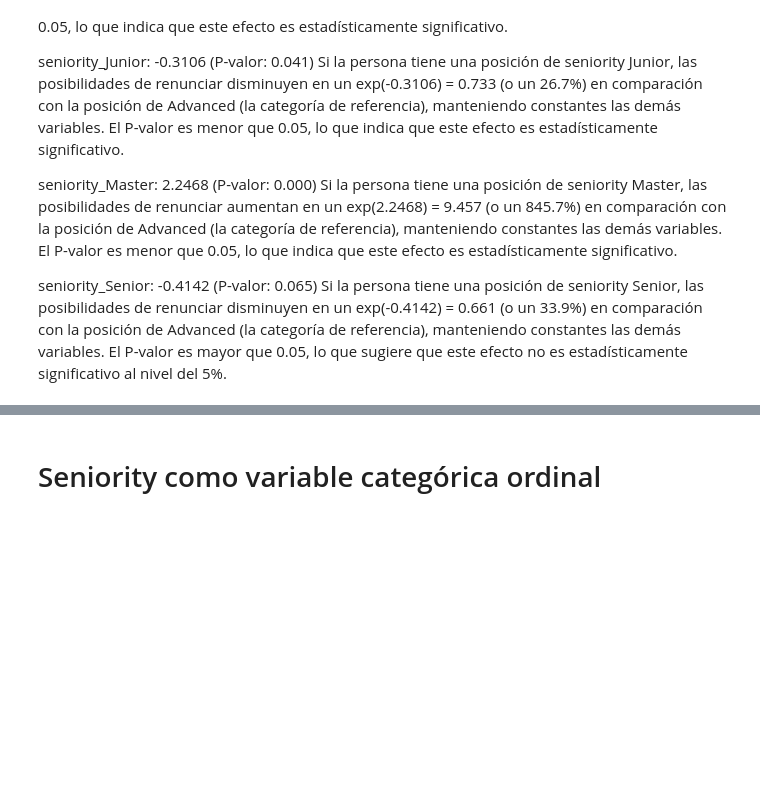
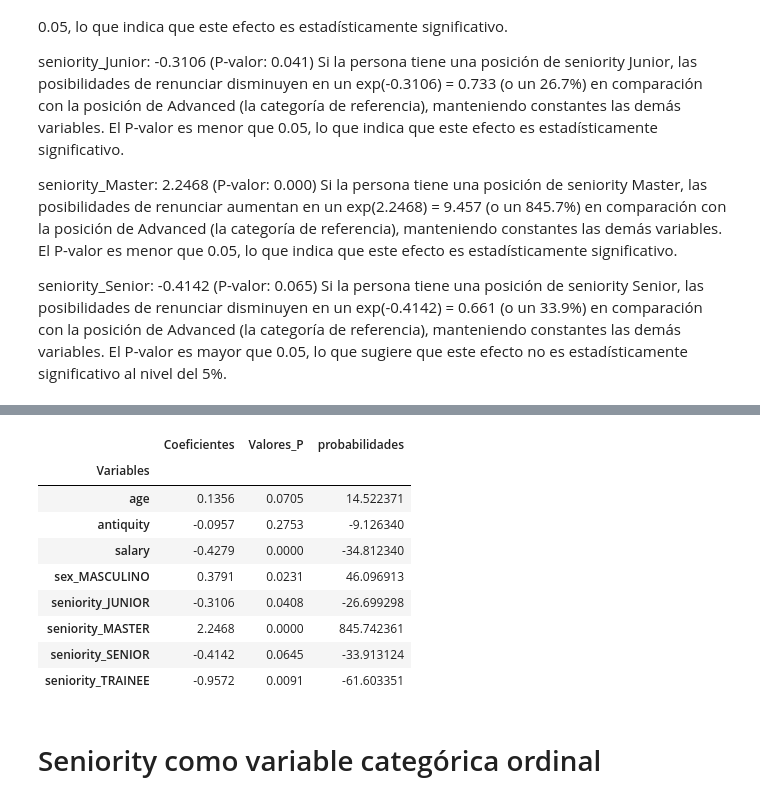
Before and after one commit to AlexanderPelaezJimenez/Pragma_mlops, a Jupyter notebook: Notebooks/model_statsmodel.ipynb, the cells around one changed output, grey strips where cells are left out. Cells and saved outputs as stored; diff of their text form; code cells hidden in the pictures; blank space fills up the shorter version.

```diff
--- a/Notebooks/model_statsmodel.ipynb
+++ b/Notebooks/model_statsmodel.ipynb
@@ -240,0 +268,2 @@ results_df
+# %%
+results_df = results_df.drop('const')
@@ -241 +283,16 @@ results_df
+# %%
+results_df['probabilidades'] = (np.exp(results_df['Coeficientes'])-1)*100
+# %%
+results_df
+# %% [output]
+|  | Coeficientes | Valores_P | probabilidades |
+| Variables |  |  |  |
+| age | 0.1356 | 0.0705 | 14.522371 |
+| antiquity | -0.0957 | 0.2753 | -9.126340 |
+| salary | -0.4279 | 0.0000 | -34.812340 |
+| sex_MASCULINO | 0.3791 | 0.0231 | 46.096913 |
+| seniority_JUNIOR | -0.3106 | 0.0408 | -26.699298 |
+| seniority_MASTER | 2.2468 | 0.0000 | 845.742361 |
+| seniority_SENIOR | -0.4142 | 0.0645 | -33.913124 |
+| seniority_TRAINEE | -0.9572 | 0.0091 | -61.603351 |
 # %%
```
Also changed, not shown: parts of 6 cells of this notebook, 2 other files.
